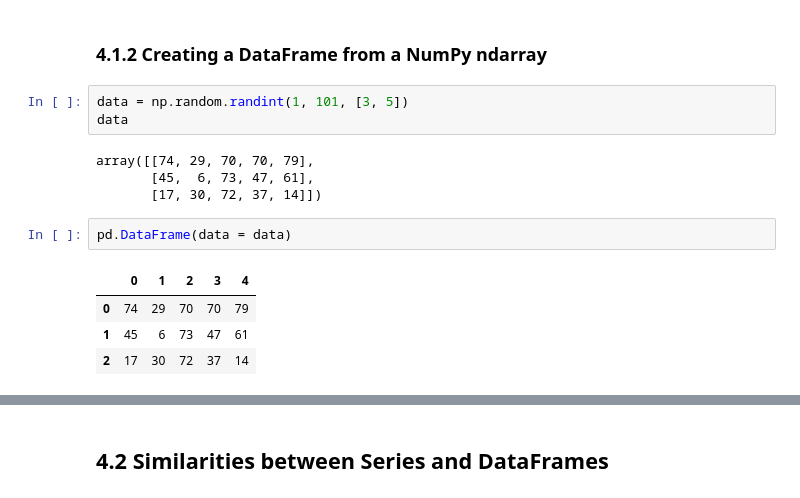
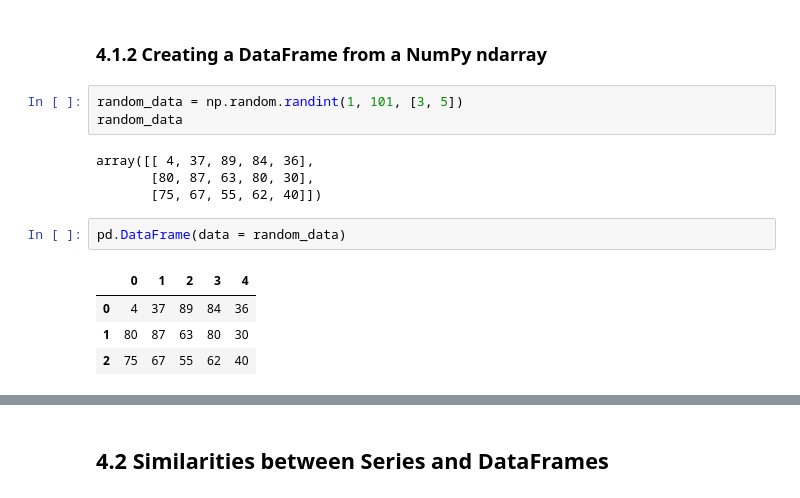
Before and after one commit to paskhaver/pandas-in-action, a Jupyter notebook: chapter_04_the_dataframe_object/chapter_04_the_dataframe_object.ipynb, the cells around one changed output, grey strips where cells are left out. Cells and saved outputs as stored; diff of their text form.

```diff
--- a/chapter_04_the_dataframe_object/chapter_04_the_dataframe_object.ipynb
+++ b/chapter_04_the_dataframe_object/chapter_04_the_dataframe_object.ipynb
@@ -32,17 +32,17 @@ cities.T
 # %% [markdown]
 ### 4.1.2 Creating a DataFrame from a NumPy ndarray
 # %%
-data = np.random.randint(1, 101, [3, 5])
-data
+random_data = np.random.randint(1, 101, [3, 5])
+random_data
 # %% [output]
-array([[74, 29, 70, 70, 79],
-       [45,  6, 73, 47, 61],
-       [17, 30, 72, 37, 14]])
+array([[ 4, 37, 89, 84, 36],
+       [80, 87, 63, 80, 30],
+       [75, 67, 55, 62, 40]])
 # %%
-pd.DataFrame(data = data)
+pd.DataFrame(data = random_data)
 # %% [output]
 |  | 0 | 1 | 2 | 3 | 4 |
-| 0 | 74 | 29 | 70 | 70 | 79 |
-| 1 | 45 | 6 | 73 | 47 | 61 |
-| 2 | 17 | 30 | 72 | 37 | 14 |
+| 0 | 4 | 37 | 89 | 84 | 36 |
+| 1 | 80 | 87 | 63 | 80 | 30 |
+| 2 | 75 | 67 | 55 | 62 | 40 |
 # %%
```
Also changed, not shown: parts of 22 cells of this notebook, 4 other files.
